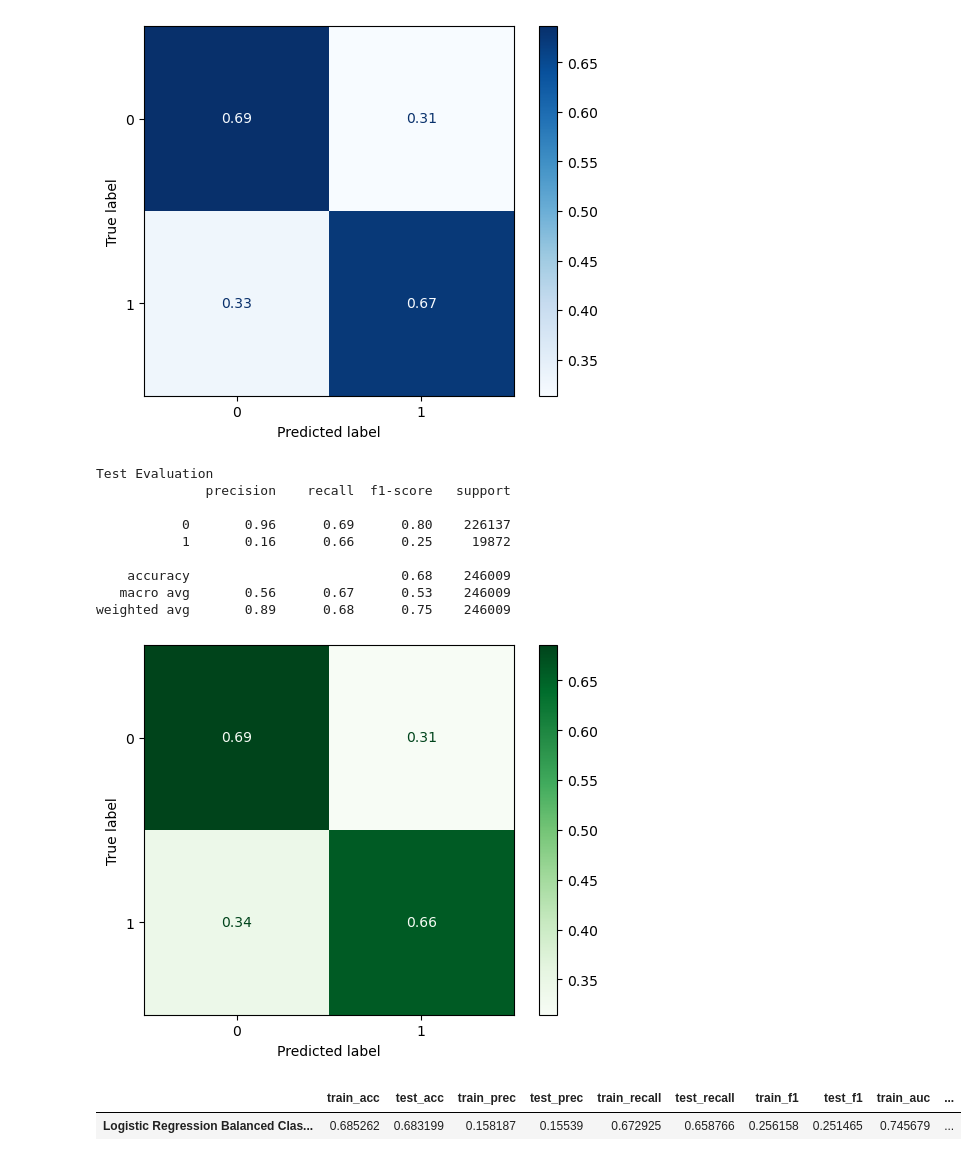
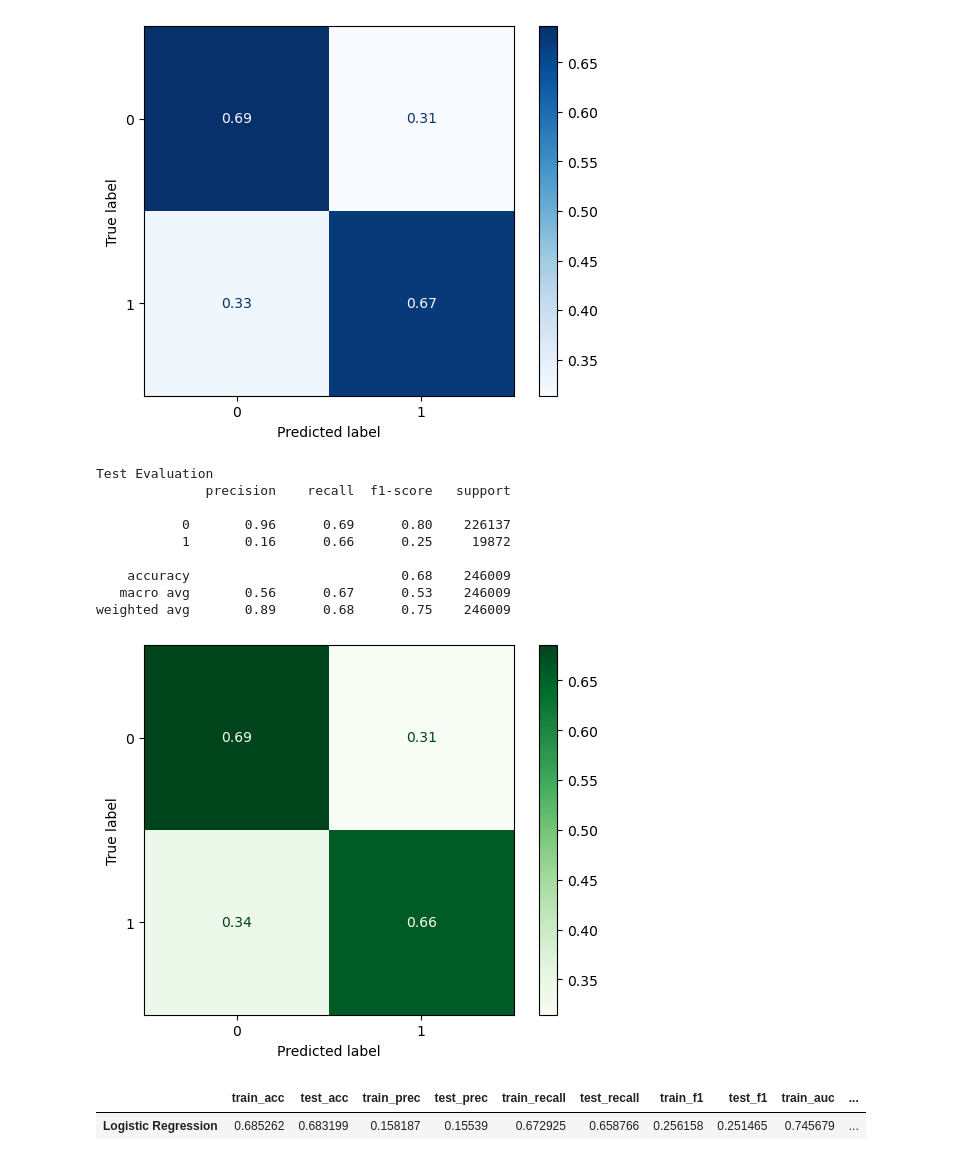
Before and after one commit to bkusuma/home-credit-default-risk, a Jupyter notebook: kaggle/working/02_Modelling.ipynb, the cells around one changed output. Cells and saved outputs as stored; diff of their text form; code cells hidden in the pictures.

Commit message:
new model

```diff
--- a/kaggle/working/02_Modelling.ipynb
+++ b/kaggle/working/02_Modelling.ipynb
@@ -1,3 +38,3 @@
 # %%
-saved = joblib.load("preprocessor.joblib")
-saved_preprocessor = saved["preprocessor"]
+saved = joblib.load("../lib/preprocessor.joblib")
+preprocessor = saved["preprocessor"]
@@ -3,0 +43,8 @@ saved_preprocessor = saved["preprocessor"]
+# %%
+input_path = "../../kaggle/input/home-credit-default-risk/" # on local machine
+# input_path = "/kaggle/input/home-credit-default-risk/" # on Kaggle
+
+application_train = pd.read_csv(input_path + "application_train.csv")
+bureau_loans_and_balances = pd.read_csv("bureau_loans_and_balances.csv")
+application_train = pd.merge(application_train, bureau_loans_and_balances, how="left", on="SK_ID_CURR")
+application_train.head()
@@ -8,37 +62,42 @@ y = application_train["TARGET"].copy()
 # %%
 # Training split:
 X_train, X_test, y_train, y_test = train_test_split(X, y, test_size=0.8, random_state=42)
+# %%
+preprocessor.fit(X_train, y_train)
+
+X_train_proc = preprocessor.transform(X_train)
+X_test_proc = preprocessor.transform(X_test)
 # %%
-logreg_balanced = LogisticRegression(max_iter=1000, class_weight="balanced")
+logreg = LogisticRegression(max_iter=1000, class_weight="balanced")
 
-logreg_balanced_pipe = make_pipeline(preprocessor, StandardScaler(), logreg_balanced)
+logreg_pipe = make_pipeline(preprocessor, StandardScaler(), logreg)
 
-logreg_balanced_pipe.fit(X_train, y_train)
+logreg_pipe.fit(X_train, y_train)
 
-balanced_results = eval_classification(logreg_balanced_pipe, X_train, y_train, X_test, y_test,
-                              model_name="Logistic Regression Balanced Class Weights")
+logreg_results = eval_classification(logreg_pipe, X_train, y_train, X_test, y_test,
+                              model_name="Logistic Regression")
 
-balanced_results
+logreg_results
 # %% [output]
 Train Evaluation
               precision    recall  f1-score   support
 
            0       0.96      0.69      0.80     56549
            1       0.16      0.67      0.26      4953
 
     accuracy                           0.69     61502
    macro avg       0.56      0.68      0.53     61502
 weighted avg       0.90      0.69      0.76     61502
 [figure]
 Test Evaluation
               precision    recall  f1-score   support
 
            0       0.96      0.69      0.80    226137
            1       0.16      0.66      0.25     19872
 
     accuracy                           0.68    246009
    macro avg       0.56      0.67      0.53    246009
 weighted avg       0.89      0.68      0.75    246009
 [figure]
 |  | train_acc | test_acc | train_prec | test_prec | train_recall | test_recall | train_f1 | test_f1 | train_auc | ... |
-| Logistic Regression Balanced Clas... | 0.685262 | 0.683199 | 0.158187 | 0.15539 | 0.672925 | 0.658766 | 0.256158 | 0.251465 | 0.745679 | ... |
+| Logistic Regression | 0.685262 | 0.683199 | 0.158187 | 0.15539 | 0.672925 | 0.658766 | 0.256158 | 0.251465 | 0.745679 | ... |
```
Also changed, not shown: parts of 25 cells of this notebook, 5 other files.
